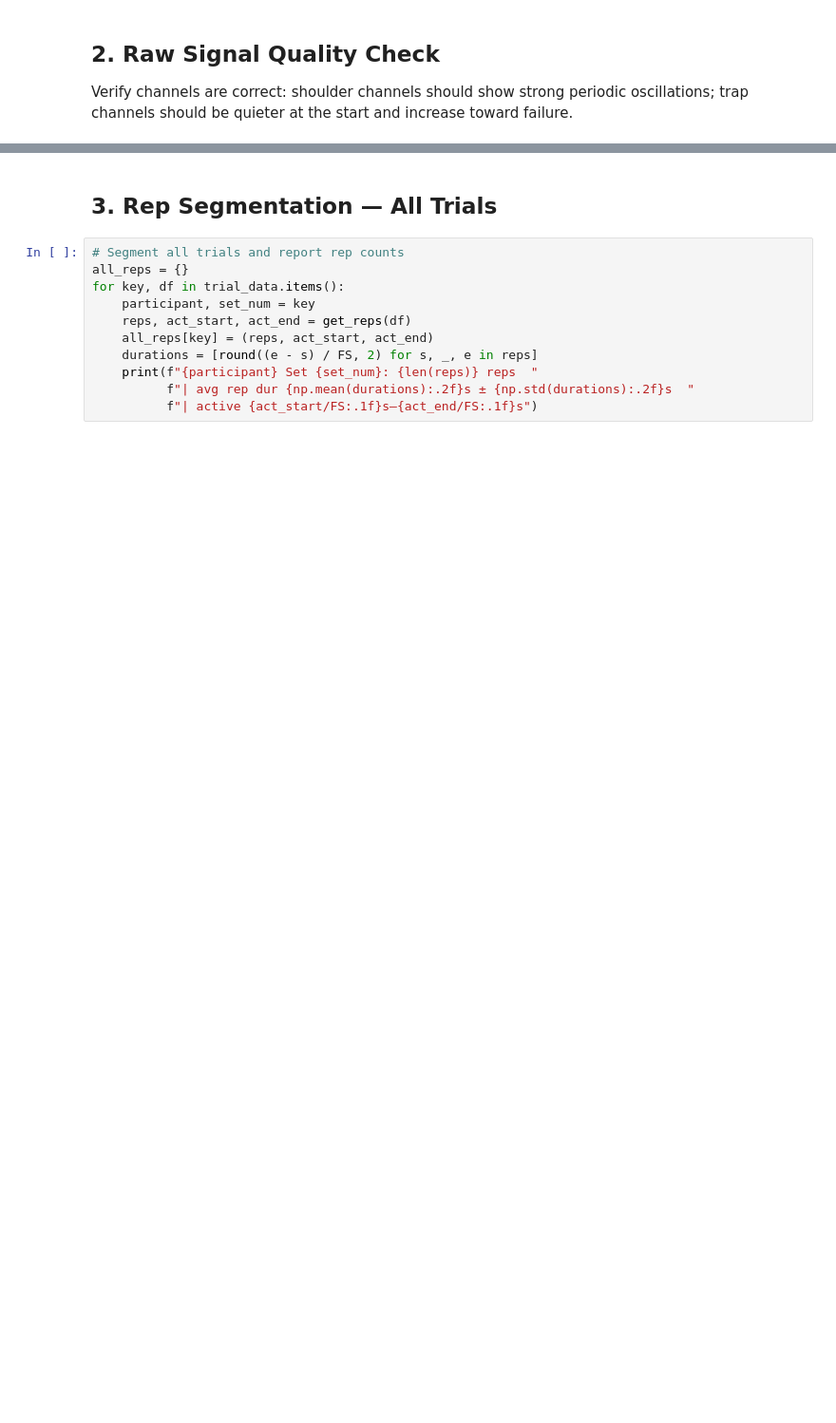
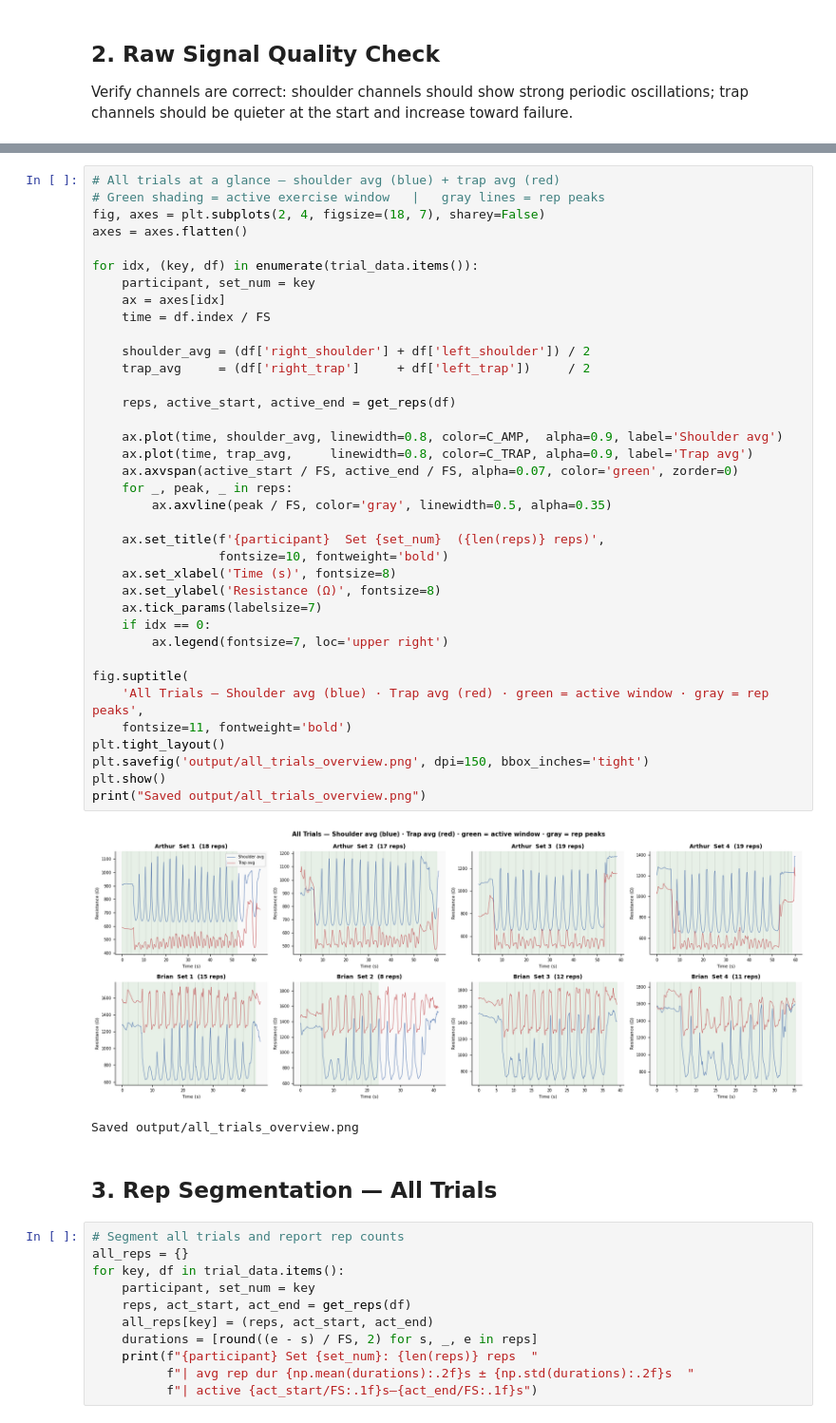
Before and after one commit to tzheng846/fatigue_lateral, a Jupyter notebook: fatigue.ipynb, the cells around one changed output, grey strips where cells are left out. Shown at 95% size. Drawn from its saved outputs; the diff is of its cells as text; blank space fills up the shorter version.

```diff
--- a/fatigue.ipynb
+++ b/fatigue.ipynb
@@ -126,3 +120,43 @@ Error:
+# %%
+# All trials at a glance — shoulder avg (blue) + trap avg (red)
+# Green shading = active exercise window   |   gray lines = rep peaks
+fig, axes = plt.subplots(2, 4, figsize=(18, 7), sharey=False)
+axes = axes.flatten()
+
+for idx, (key, df) in enumerate(trial_data.items()):
+    participant, set_num = key
+    ax = axes[idx]
+    time = df.index / FS
+
+    shoulder_avg = (df['right_shoulder'] + df['left_shoulder']) / 2
+    trap_avg     = (df['right_trap']     + df['left_trap'])     / 2
+
+    reps, active_start, active_end = get_reps(df)
+
+    ax.plot(time, shoulder_avg, linewidth=0.8, color=C_AMP,  alpha=0.9, label='Shoulder avg')
+    ax.plot(time, trap_avg,     linewidth=0.8, color=C_TRAP, alpha=0.9, label='Trap avg')
+    ax.axvspan(active_start / FS, active_end / FS, alpha=0.07, color='green', zorder=0)
+    for _, peak, _ in reps:
+        ax.axvline(peak / FS, color='gray', linewidth=0.5, alpha=0.35)
+
+    ax.set_title(f'{participant}  Set {set_num}  ({len(reps)} reps)',
+                 fontsize=10, fontweight='bold')
+    ax.set_xlabel('Time (s)', fontsize=8)
+    ax.set_ylabel('Resistance (Ω)', fontsize=8)
+    ax.tick_params(labelsize=7)
+    if idx == 0:
+        ax.legend(fontsize=7, loc='upper right')
+
+fig.suptitle(
+    'All Trials — Shoulder avg (blue) · Trap avg (red) · green = active window · gray = rep peaks',
+    fontsize=11, fontweight='bold')
+plt.tight_layout()
+plt.savefig('output/all_trials_overview.png', dpi=150, bbox_inches='tight')
+plt.show()
+print("Saved output/all_trials_overview.png")
+# %% [output]
+[figure, added]
+Saved output/all_trials_overview.png
 # %% [markdown]
 ## 3. Rep Segmentation — All Trials
 # %%
```
Also changed, not shown: parts of 13 cells of this notebook, 1 other file.
